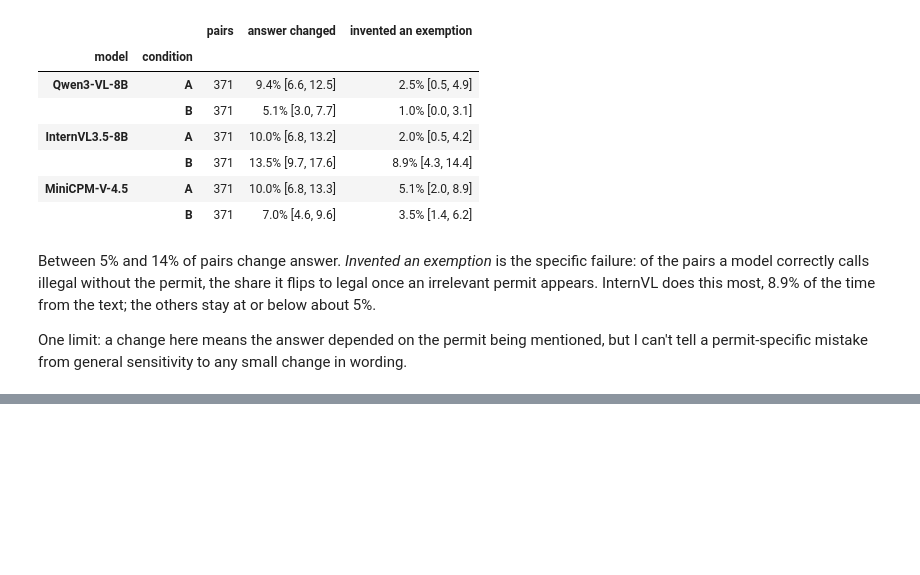
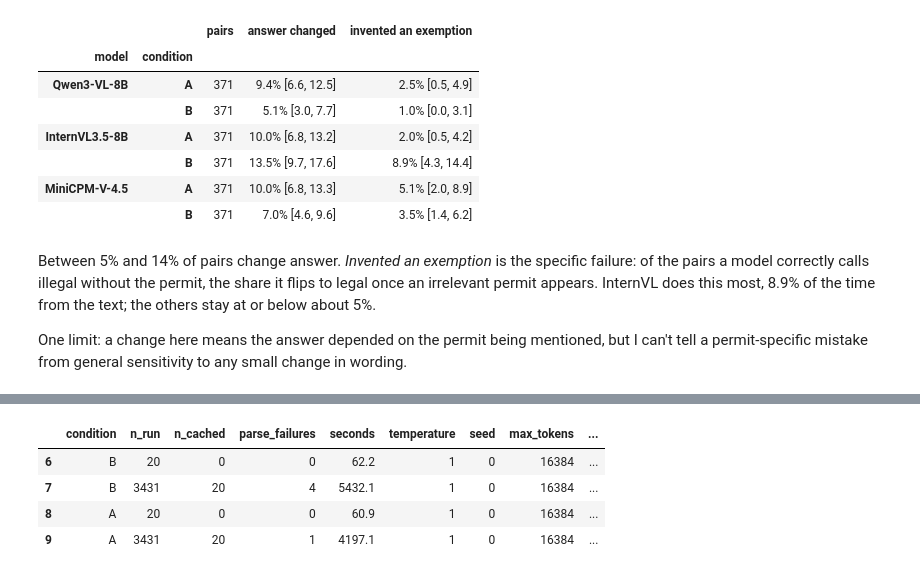
Before and after one commit to dhu27/VLM_Parking, a Jupyter notebook: notebooks/03_results.ipynb, the cells around one changed output, grey strips where cells are left out. Drawn from its saved outputs; the diff is of its cells as text; code cells hidden in the pictures; blank space fills up the shorter version.

```diff
--- a/notebooks/03_results.ipynb
+++ b/notebooks/03_results.ipynb
@@ -379,0 +388,16 @@ One limit: a change here means the answer depended on the permit being mentioned
+# %%
+dt = an.load_scored(DATA / "runs", queries, signs, models=[an.THINKING], seed=0)
+both = pd.concat([d, dt], ignore_index=True)
+QWENS = ["qwen3-vl-8b", an.THINKING]
+ALL = an.MODELS + [an.THINKING]
+
+runs = pd.read_json(DATA / "runs/manifest.jsonl", lines=True)
+runs[runs.model.eq(an.THINKING)].assign(model_revision=lambda t: t.model_revision.str[:10])[
+    ["condition", "n_run", "n_cached", "parse_failures", "seconds", "temperature", "seed", "max_tokens",
+     "thinking_tokens_mean", "thinking_tokens_max", "vllm_version", "gpu", "model_revision"]]
+# %% [output]
+|  | condition | n_run | n_cached | parse_failures | seconds | temperature | seed | max_tokens | ... |
+| 6 | B | 20 | 0 | 0 | 62.2 | 1 | 0 | 16384 | ... |
+| 7 | B | 3431 | 20 | 4 | 5432.1 | 1 | 0 | 16384 | ... |
+| 8 | A | 20 | 0 | 0 | 60.9 | 1 | 0 | 16384 | ... |
+| 9 | A | 3431 | 20 | 1 | 4197.1 | 1 | 0 | 16384 | ... |
```
Also changed, not shown: parts of 17 cells of this notebook, 3 other files.
